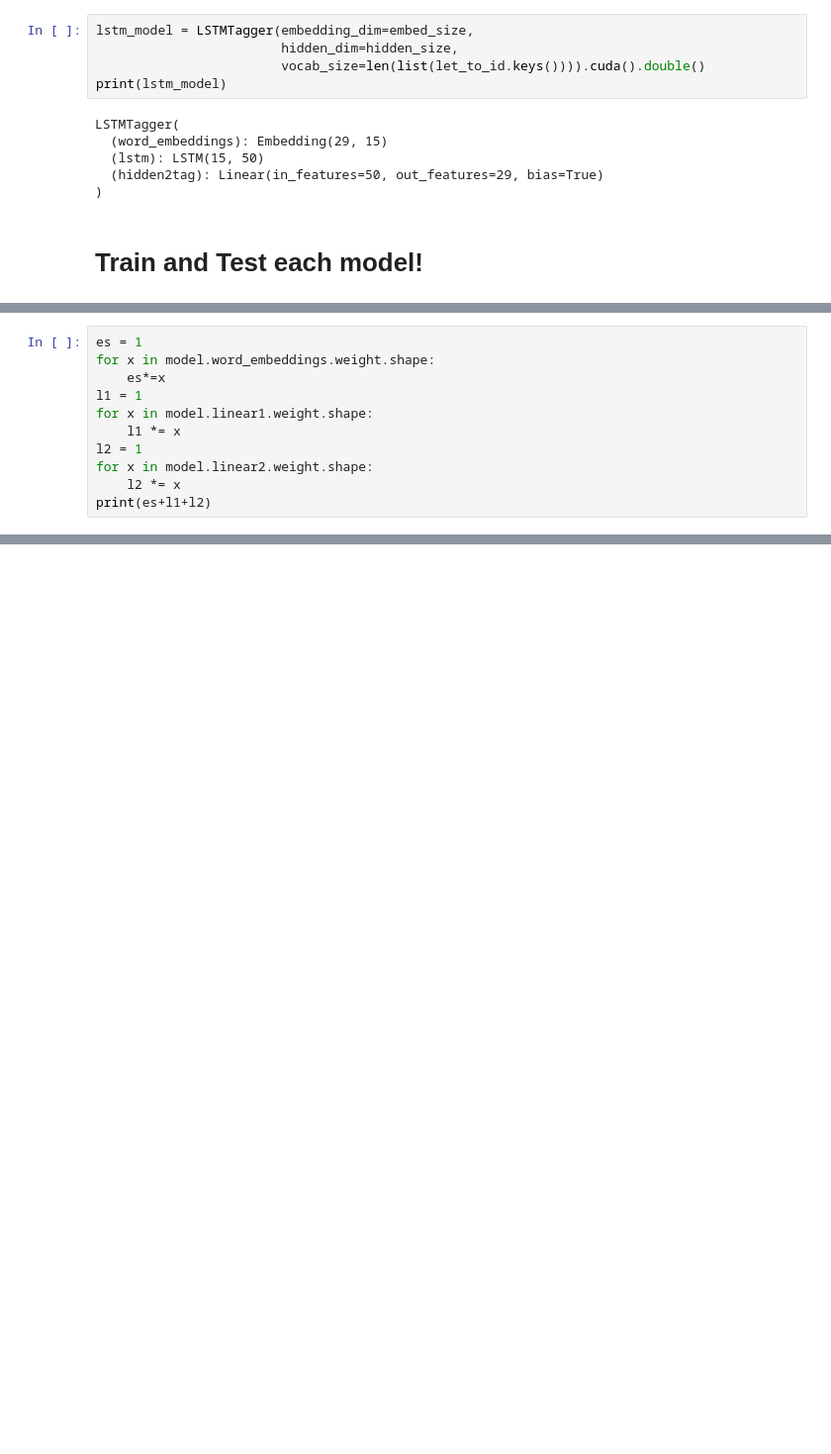
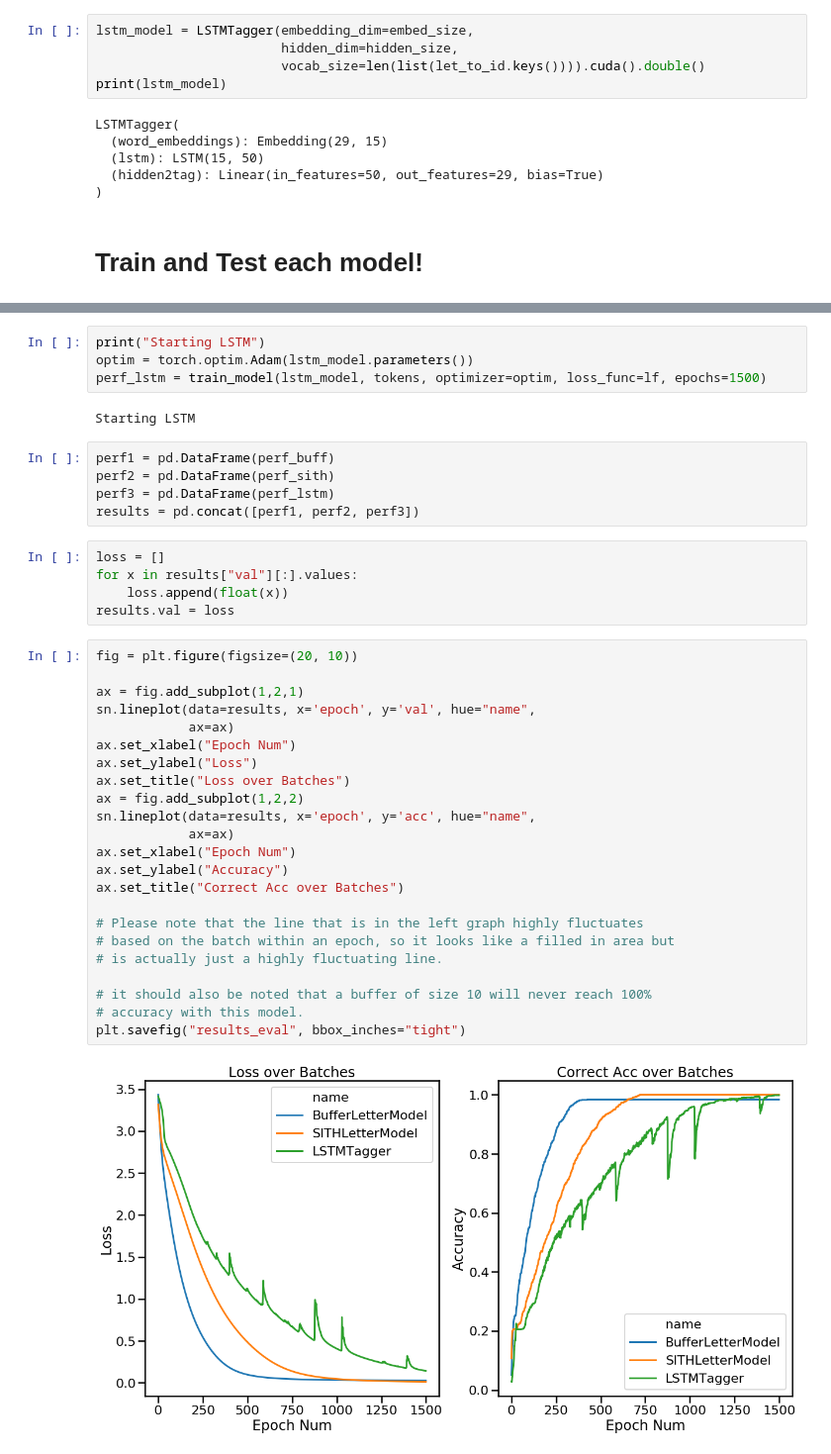
Before and after one commit to compmem/SITH_Layer, a Jupyter notebook: Simple_Network_example.ipynb, the cells around one changed output, grey strips where cells are left out. Shown at 99% size. Saved outputs shown, nothing was run; the diff lists cells and outputs as text; blank space fills up the shorter version.

Commit message:
SITH/Buff/LSTM results package update

```diff
--- a/Simple_Network_example.ipynb
+++ b/Simple_Network_example.ipynb
@@ -582,11 +372,0 @@ KeyError: 'name'
-# %%
-es = 1
-for x in model.word_embeddings.weight.shape:
-    es*=x
-l1 = 1
-for x in model.linear1.weight.shape:
-    l1 *= x
-l2 = 1
-for x in model.linear2.weight.shape:
-    l2 *= x
-print(es+l1+l2)
@@ -774,0 +387,41 @@ D YOU EVER HEAR THE TRAGEDY OF DARTH PLAGUEIS THE WISE . I THOUGHT NOT . IT<,>S
+# %%
+print("Starting LSTM")
+optim = torch.optim.Adam(lstm_model.parameters())
+perf_lstm = train_model(lstm_model, tokens, optimizer=optim, loss_func=lf, epochs=1500)
+# %% [output]
+Starting LSTM
+# %%
+perf1 = pd.DataFrame(perf_buff)
+perf2 = pd.DataFrame(perf_sith)
+perf3 = pd.DataFrame(perf_lstm)
+results = pd.concat([perf1, perf2, perf3])
+# %%
+loss = []
+for x in results["val"][:].values:
+    loss.append(float(x))
+results.val = loss
+# %%
+fig = plt.figure(figsize=(20, 10))
+
+ax = fig.add_subplot(1,2,1)
+sn.lineplot(data=results, x='epoch', y='val', hue="name",
+            ax=ax)
+ax.set_xlabel("Epoch Num")
+ax.set_ylabel("Loss")
+ax.set_title("Loss over Batches")
+ax = fig.add_subplot(1,2,2)
+sn.lineplot(data=results, x='epoch', y='acc', hue="name",
+            ax=ax)
+ax.set_xlabel("Epoch Num")
+ax.set_ylabel("Accuracy")
+ax.set_title("Correct Acc over Batches")
+
+# Please note that the line that is in the left graph highly fluctuates
+# based on the batch within an epoch, so it looks like a filled in area but
+# is actually just a highly fluctuating line.
+
+# it should also be noted that a buffer of size 10 will never reach 100%
+# accuracy with this model.
+plt.savefig("results_eval", bbox_inches="tight")
+# %% [output]
+[figure, added]
```
Also changed, not shown: parts of 49 cells of this notebook.
